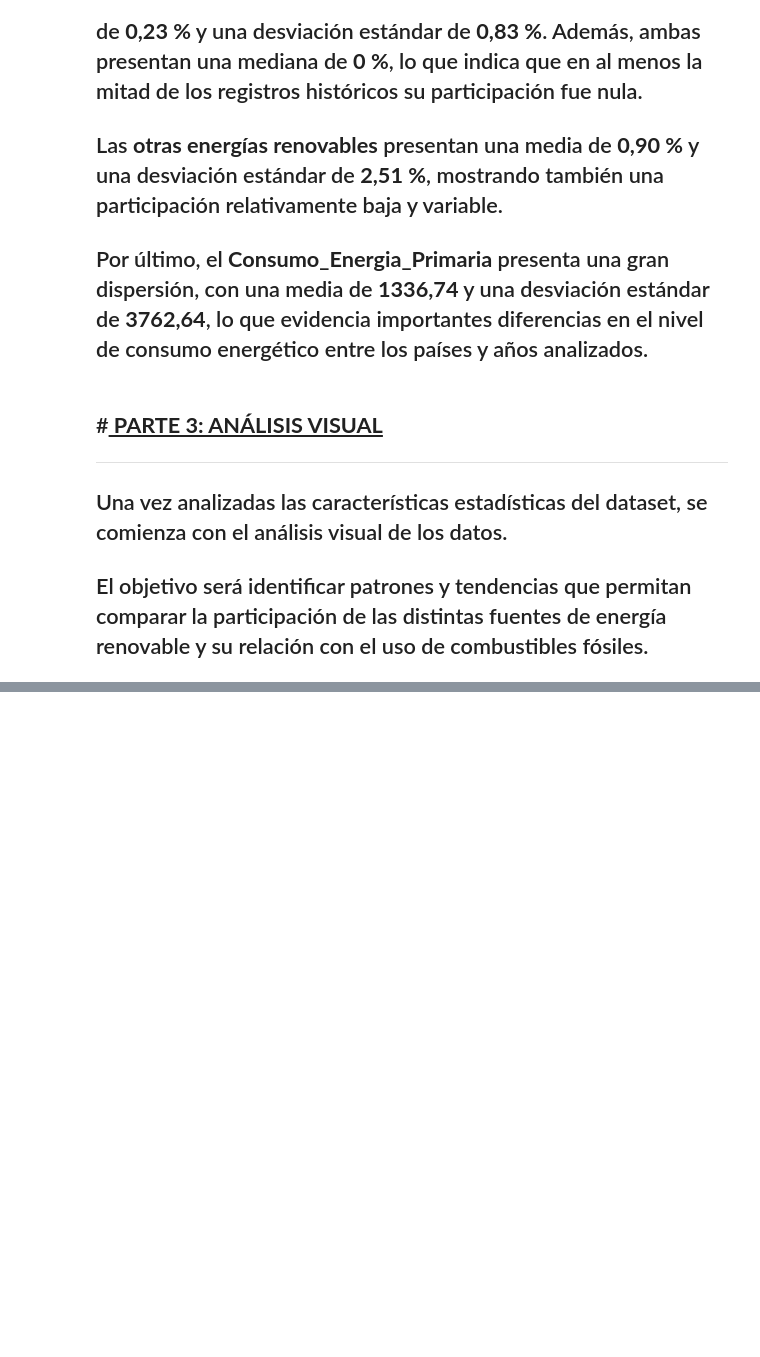
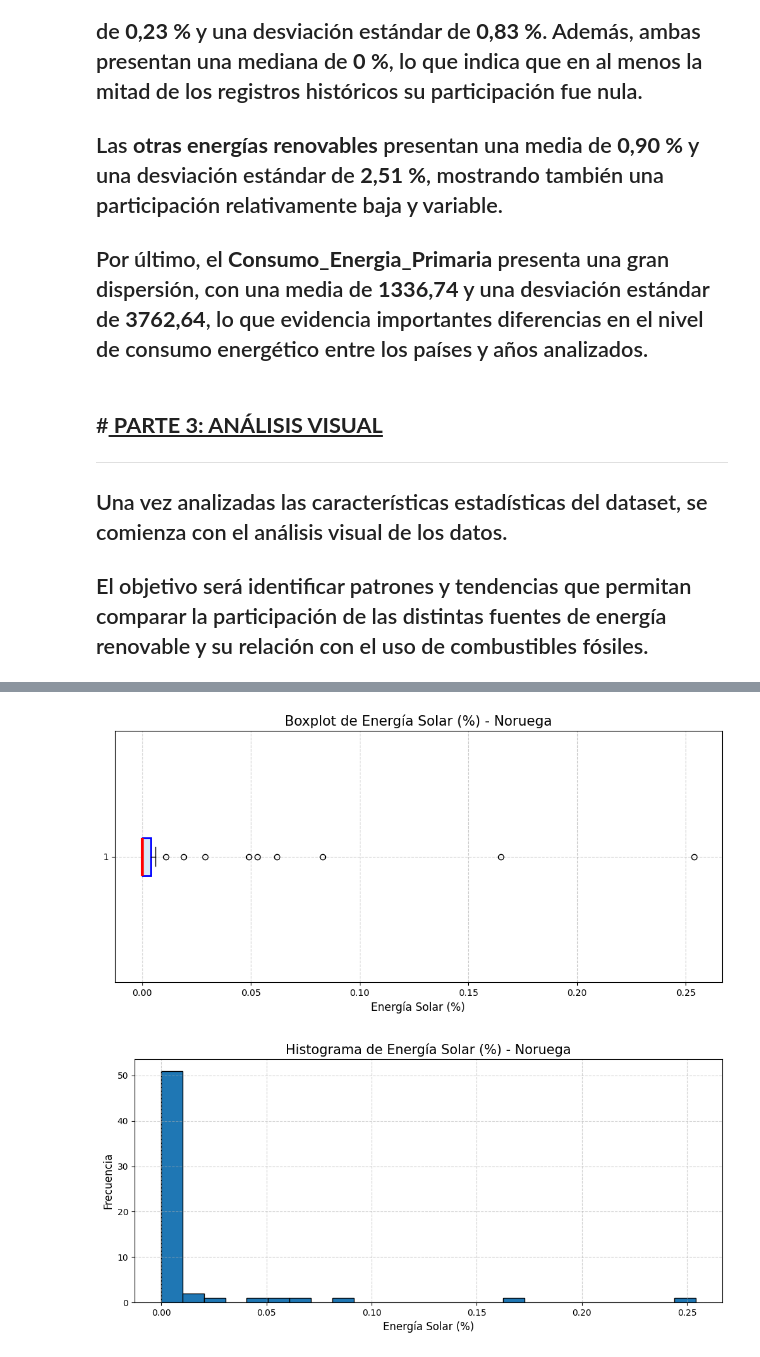
Before and after one commit to dacdemon/ITD, a Jupyter notebook: INTEGRADOR CORIA DAMIAN.ipynb, the cells around one changed output, grey strips where cells are left out. Drawn from its saved outputs; the diff is of its cells as text; code cells hidden in the pictures; blank space fills up the shorter version.

```diff
--- a/INTEGRADOR CORIA DAMIAN.ipynb
+++ b/INTEGRADOR CORIA DAMIAN.ipynb
@@ -309,0 +408,6 @@ df.describe()
+# %%
+# Analizamos energía solar de Noruega
+analizar_variable(df, "Norway", "Noruega", "Porcentaje_Solar", "Energía Solar (%)")
+# %% [output]
+[figure, added]
+[figure, added]
```
Also changed, not shown: parts of 11 cells of this notebook.
